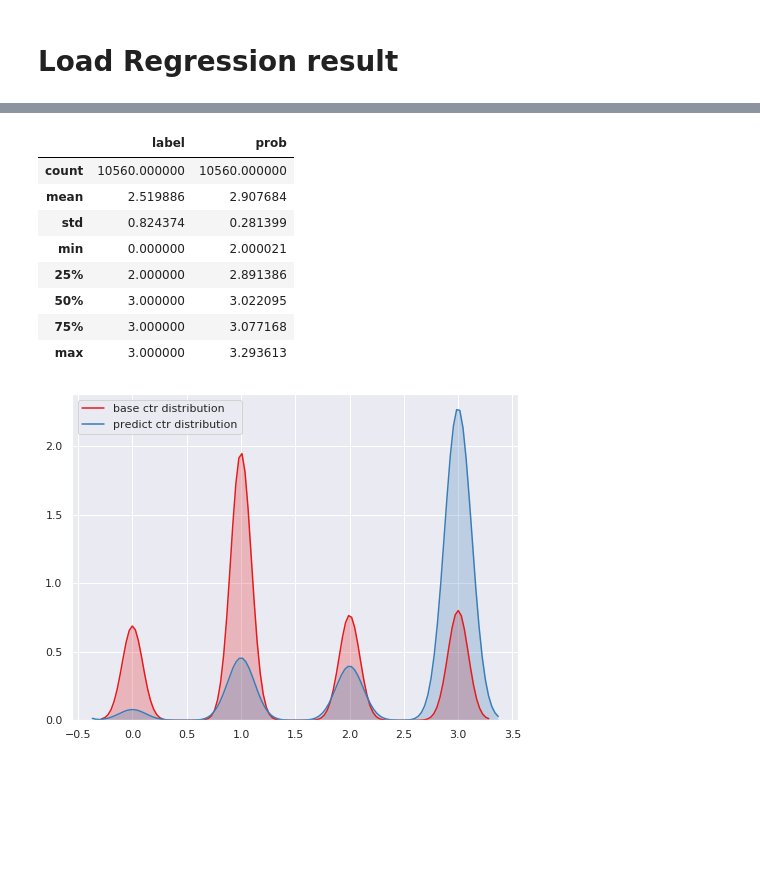
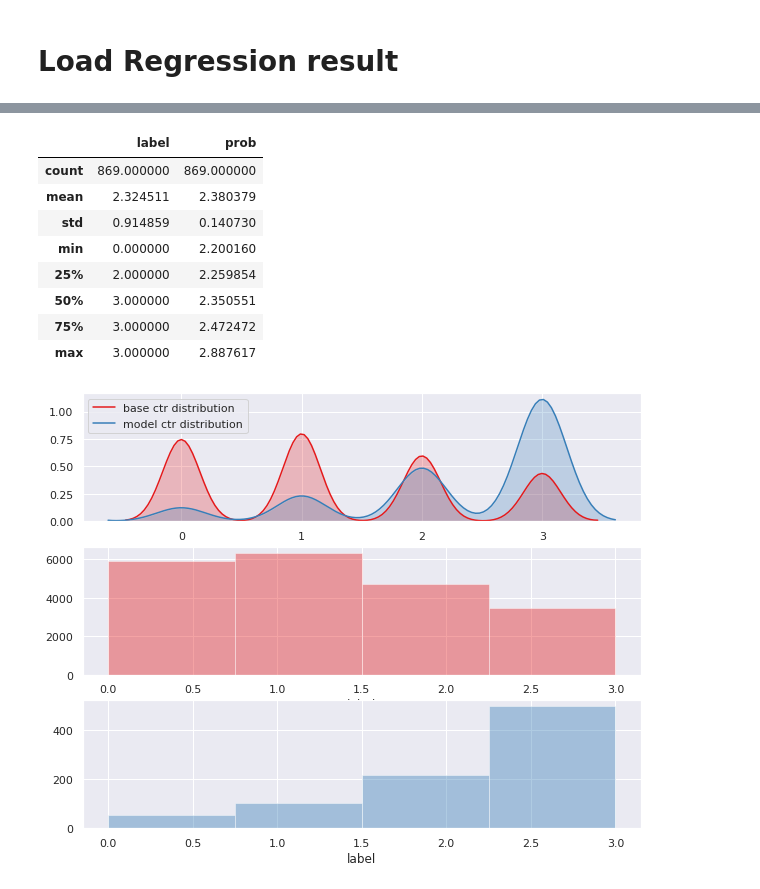
Before and after one commit to wangruichens/bert_multi_gpu, a Jupyter notebook: bert1.ipynb, the cells around one changed output, grey strips where cells are left out. Drawn from its saved outputs; the diff is of its cells as text; code cells hidden in the pictures; blank space fills up the shorter version.

```diff
--- a/bert1.ipynb
+++ b/bert1.ipynb
@@ -294,21 +281,24 @@ pearson:  0.7936425514278235
 # %%
-df_raw2= df_raw.query("prob>2")
-f, ax1 = plt.subplots(1, 1, sharex=False, figsize=(8, 6))
+df_raw2= df_raw.query("prob>2.2")
+f, (ax1,ax2,ax3) = plt.subplots(3, 1, sharex=False, figsize=(10, 8))
 c1, c2, c3 = sns.color_palette('Set1', 3)
 
-df_raw = shuffle(df_raw)
 sns.kdeplot(df_raw.label, shade=True, color=c1, label='base ctr distribution', ax=ax1)
-sns.kdeplot(df_raw2.label,  shade=True,color=c2, label='predict ctr distribution', ax=ax1)
-# sns.kdeplot(df_raw2.prob, shade=True, color=c2, label='predict', ax=ax1)
+sns.kdeplot(df_raw2.label,  shade=True,color=c2, label='model ctr distribution', ax=ax1)
+
+sns.distplot(df_raw.label, color=c1,bins= 4,label='predict ctr distribution', ax=ax2, kde=False)
+sns.distplot(df_raw2.label, color=c2,bins= 4 ,label='predict ctr distribution', ax=ax3, kde=False)
+
+# sns.kdeplot(df_raw2.prob, shade=True, color=c3, label='predict probability distribution', ax=ax1)
 df_raw2.describe()
 # %% [output]
 |  | label | prob |
-| count | 10560.000000 | 10560.000000 |
-| mean | 2.519886 | 2.907684 |
-| std | 0.824374 | 0.281399 |
-| min | 0.000000 | 2.000021 |
-| 25% | 2.000000 | 2.891386 |
-| 50% | 3.000000 | 3.022095 |
-| 75% | 3.000000 | 3.077168 |
-| max | 3.000000 | 3.293613 |
+| count | 869.000000 | 869.000000 |
+| mean | 2.324511 | 2.380379 |
+| std | 0.914859 | 0.140730 |
+| min | 0.000000 | 2.200160 |
+| 25% | 2.000000 | 2.259854 |
+| 50% | 3.000000 | 2.350551 |
+| 75% | 3.000000 | 2.472472 |
+| max | 3.000000 | 2.887617 |
-[figure, old version]
+[figure, new version]
```
Also changed, not shown: parts of 3 cells of this notebook, 2 other files.
